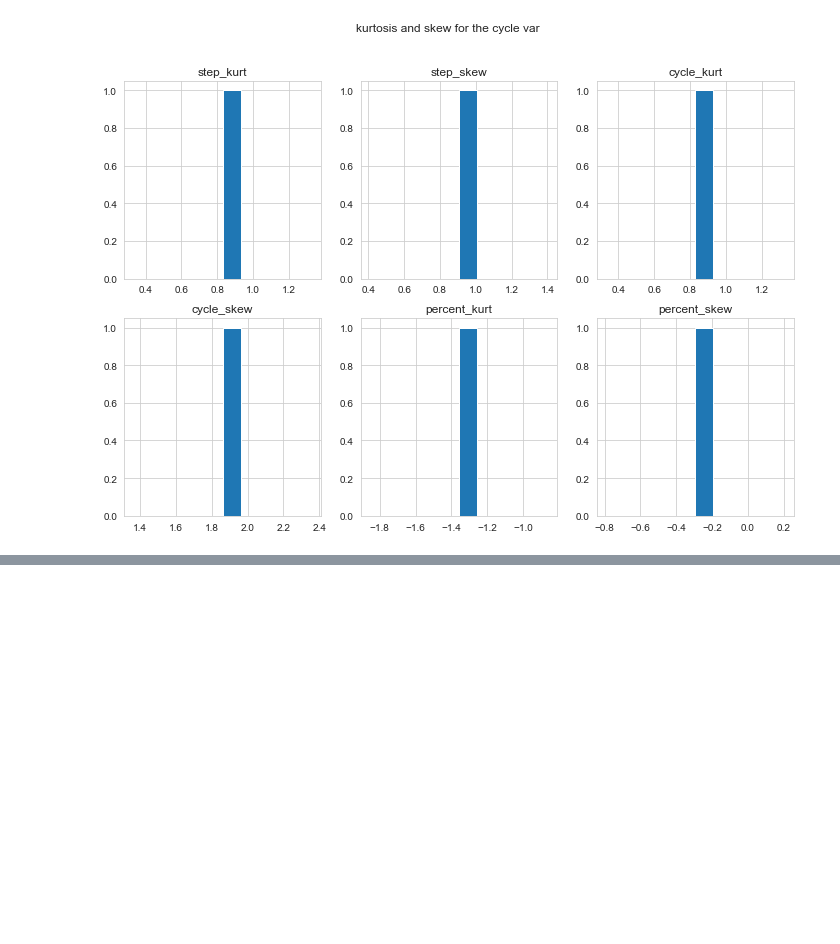
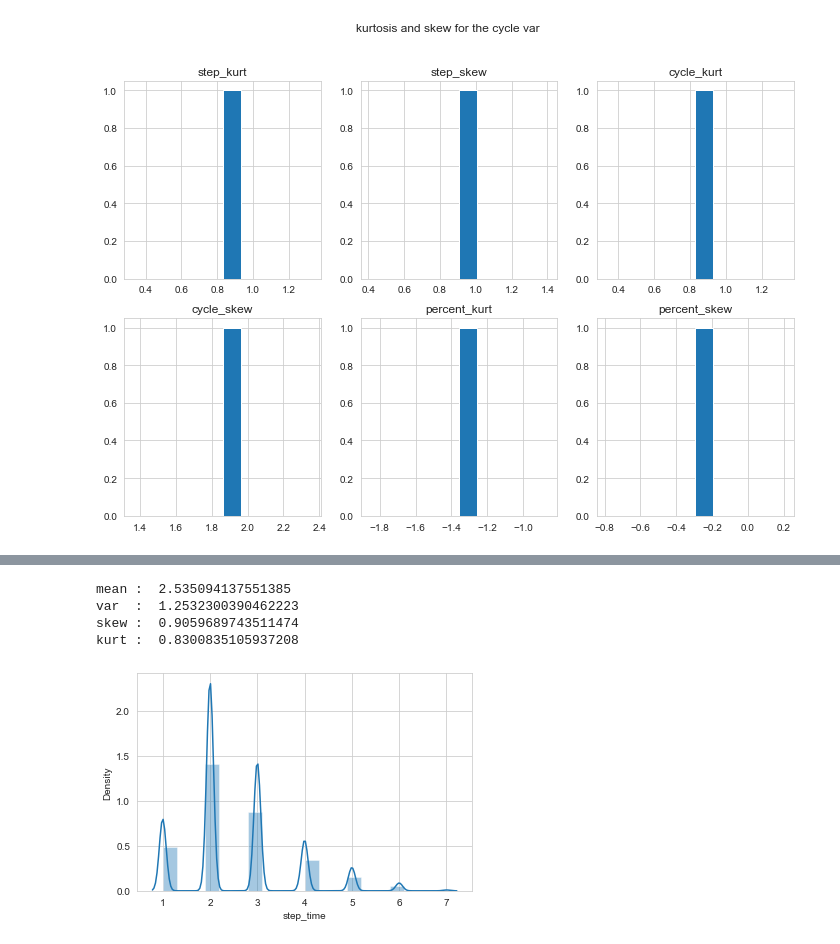
Before and after one commit to Sanskar-16/capstone, a Jupyter notebook: code/analysis.ipynb, the cells around one changed output, grey strips where cells are left out. Saved outputs shown, nothing was run; the diff lists cells and outputs as text; code cells hidden in the pictures; blank space fills up the shorter version.

```diff
--- a/code/analysis.ipynb
+++ b/code/analysis.ipynb
@@ -154,0 +171,16 @@ axs[1, 2].hist(percent_skew, bins=10)
+# %%
+var = np.var(df['step_time'])
+mean = df['step_time'].mean()
+sns.distplot(df['step_time'], bins=20)
+
+
+print("mean : ", mean)
+print("var  : ", var)
+print("skew : ",skew(df['step_time']))
+print("kurt : ",kurtosis(df['step_time']))
+# %% [output]
+mean :  2.535094137551385
+var  :  1.2532300390462223
+skew :  0.9059689743511474
+kurt :  0.8300835105937208
+[figure, added]
```
Also changed, not shown: parts of 3 cells of this notebook.
